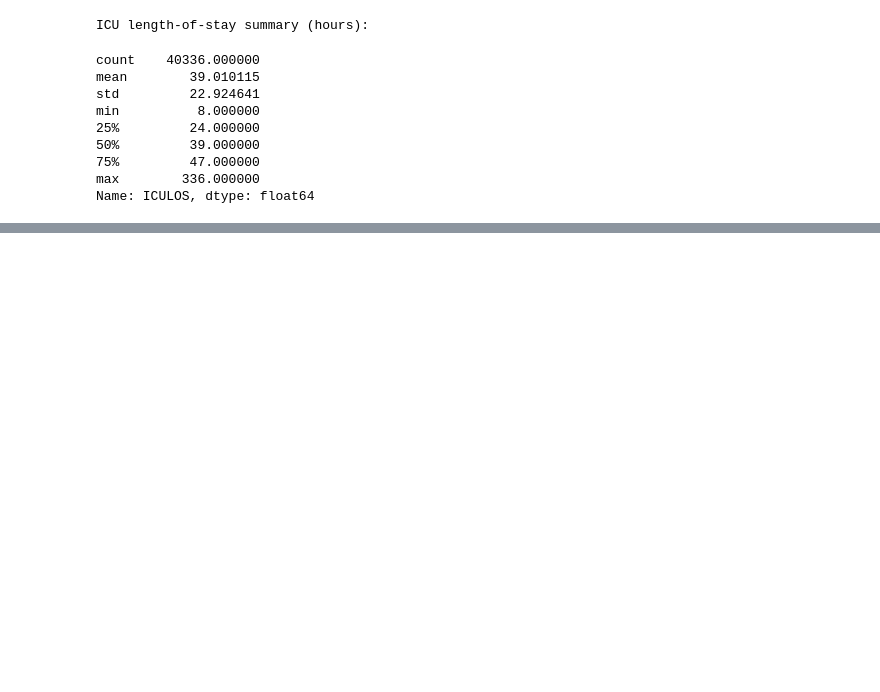
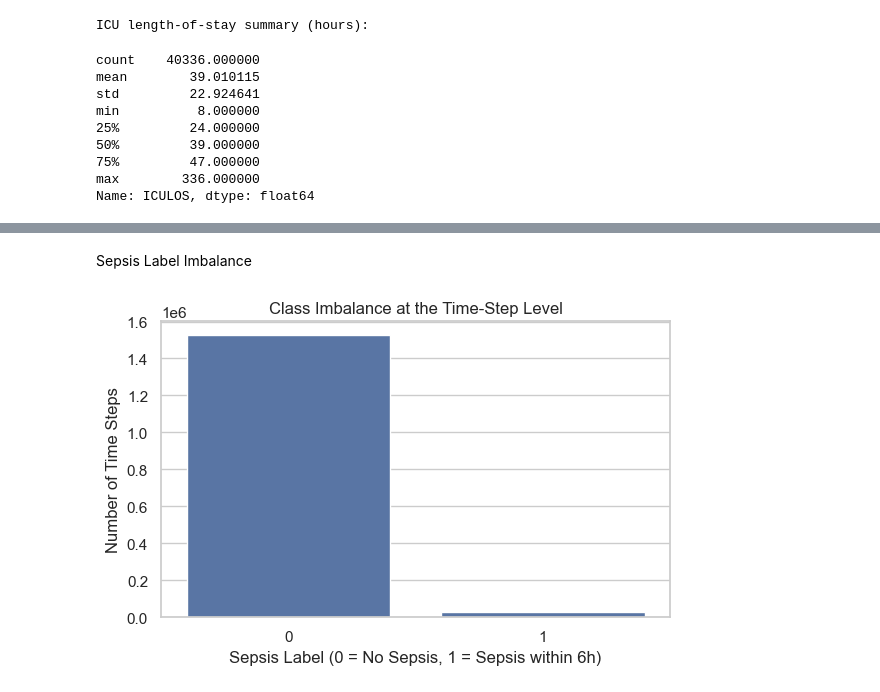
Before and after one commit to nikhithanjani5/EarlySepsisPrediction, a Jupyter notebook: notebooks/01_eda.ipynb, the cells around one changed output, grey strips where cells are left out. Drawn from its saved outputs; the diff is of its cells as text; code cells hidden in the pictures; blank space fills up the shorter version.

```diff
--- a/notebooks/01_eda.ipynb
+++ b/notebooks/01_eda.ipynb
@@ -186,0 +200,15 @@ Name: ICULOS, dtype: float64
+# %% [markdown]
+Sepsis Label Imbalance
+# %%
+# Plot class imbalance at the time-step level
+plt.figure(figsize=(6, 4))
+sns.countplot(x=target_col, data=df)
+
+plt.xlabel("Sepsis Label (0 = No Sepsis, 1 = Sepsis within 6h)")
+plt.ylabel("Number of Time Steps")
+plt.title("Class Imbalance at the Time-Step Level")
+
+plt.tight_layout()
+plt.show()
+# %% [output]
+[figure, added]
```
Also changed, not shown: parts of 4 cells of this notebook.
